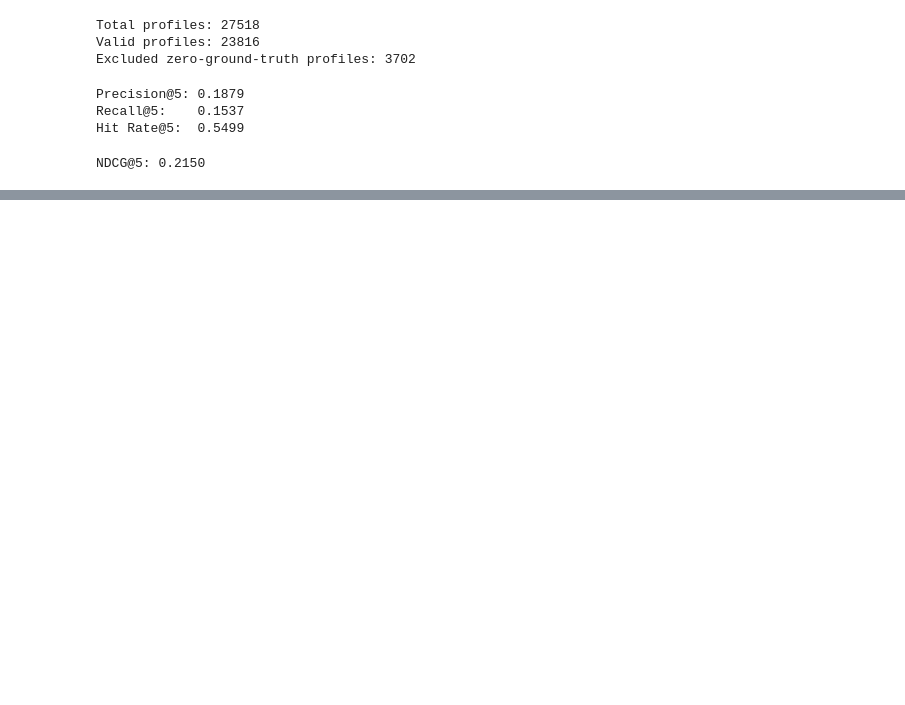
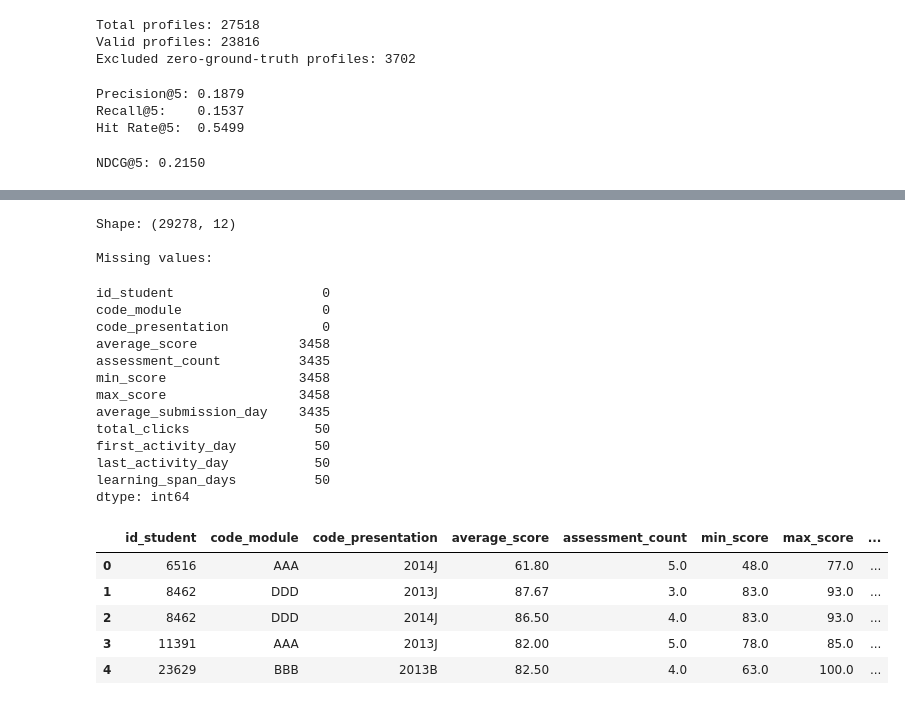
Before and after one commit to Avinashkrmandalgithub/PersonalizedLearningSystem, a Jupyter notebook: notebooks/01_data_exploration.ipynb, the cells around one changed output, grey strips where cells are left out. Saved outputs shown, nothing was run; the diff lists cells and outputs as text; code cells hidden in the pictures; blank space fills up the shorter version.

Commit message:
Add personalized learning system components

```diff
--- a/notebooks/01_data_exploration.ipynb
+++ b/notebooks/01_data_exploration.ipynb
@@ -240,8 +239,24 @@ Shape: (173912, 5)
 | 3 | 1752 | 32885 | 26 | 0 | 69 |
 | 4 | 1752 | 38053 | 19 | 0 | 79 |
 # %%
+# ============================================
+# CREATE STUDENT-LEVEL PERFORMANCE FEATURES
+# ============================================
+
+# Convert score to numeric
+# Invalid/missing values become NaN
+student_assessment["score"] = pd.to_numeric(
+    student_assessment["score"],
+    errors="coerce"
+)
+
+# Make sure submission date is numeric too
+student_assessment["date_submitted"] = pd.to_numeric(
+    student_assessment["date_submitted"],
+    errors="coerce"
+)
+
 # Create student-level performance features
-
 student_performance = (
     student_assessment
     .groupby("id_student")
@@ -2711,0 +2840,46 @@ NDCG@5: 0.2150
+# %%
+# ============================================
+# MERGE PERFORMANCE + VLE BEHAVIOUR
+# ============================================
+
+learner_course_profile = student_performance_course.merge(
+    student_vle_course,
+    on=[
+        "id_student",
+        "code_module",
+        "code_presentation"
+    ],
+    how="outer"
+)
+
+print("Shape:", learner_course_profile.shape)
+
+print("\nMissing values:")
+display(
+    learner_course_profile.isna().sum()
+)
+
+display(learner_course_profile.head())
+# %% [output]
+Shape: (29278, 12)
+
+Missing values:
+id_student                   0
+code_module                  0
+code_presentation            0
+average_score             3458
+assessment_count          3435
+min_score                 3458
+max_score                 3458
+average_submission_day    3435
+total_clicks                50
+first_activity_day          50
+last_activity_day           50
+learning_span_days          50
+dtype: int64
+|  | id_student | code_module | code_presentation | average_score | assessment_count | min_score | max_score | ... |
+| 0 | 6516 | AAA | 2014J | 61.80 | 5.0 | 48.0 | 77.0 | ... |
+| 1 | 8462 | DDD | 2013J | 87.67 | 3.0 | 83.0 | 93.0 | ... |
+| 2 | 8462 | DDD | 2014J | 86.50 | 4.0 | 83.0 | 93.0 | ... |
+| 3 | 11391 | AAA | 2013J | 82.00 | 5.0 | 78.0 | 85.0 | ... |
+| 4 | 23629 | BBB | 2013B | 82.50 | 4.0 | 63.0 | 100.0 | ... |
```
Also changed, not shown: parts of 47 cells of this notebook, 18 other files.
